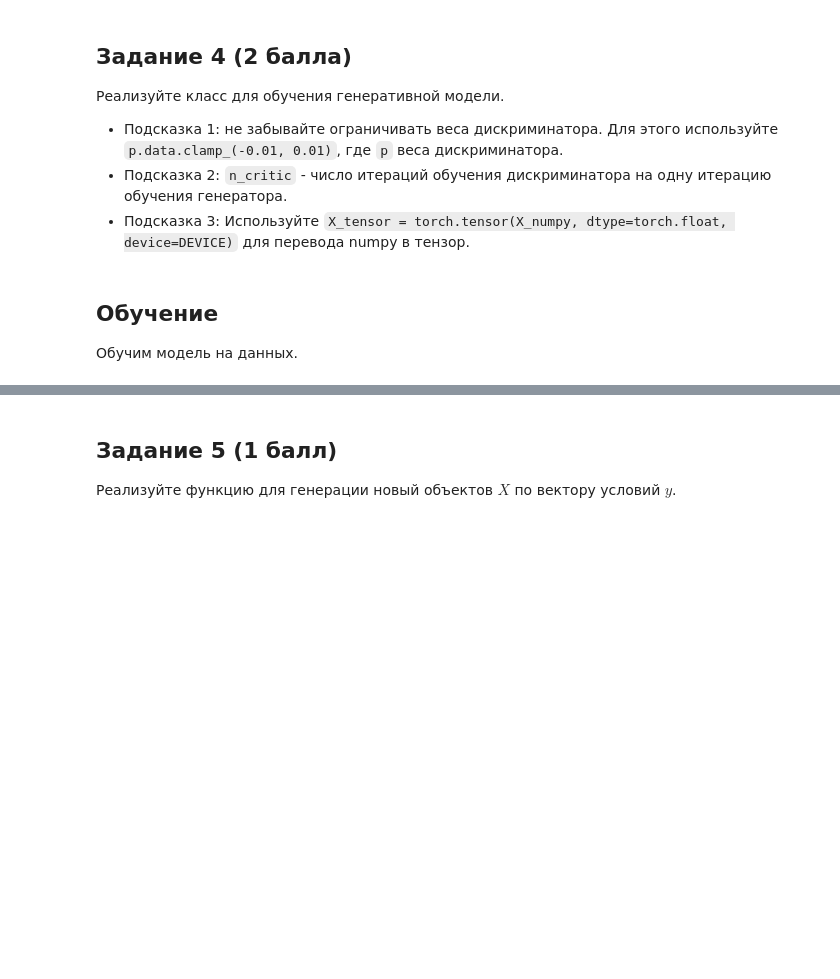
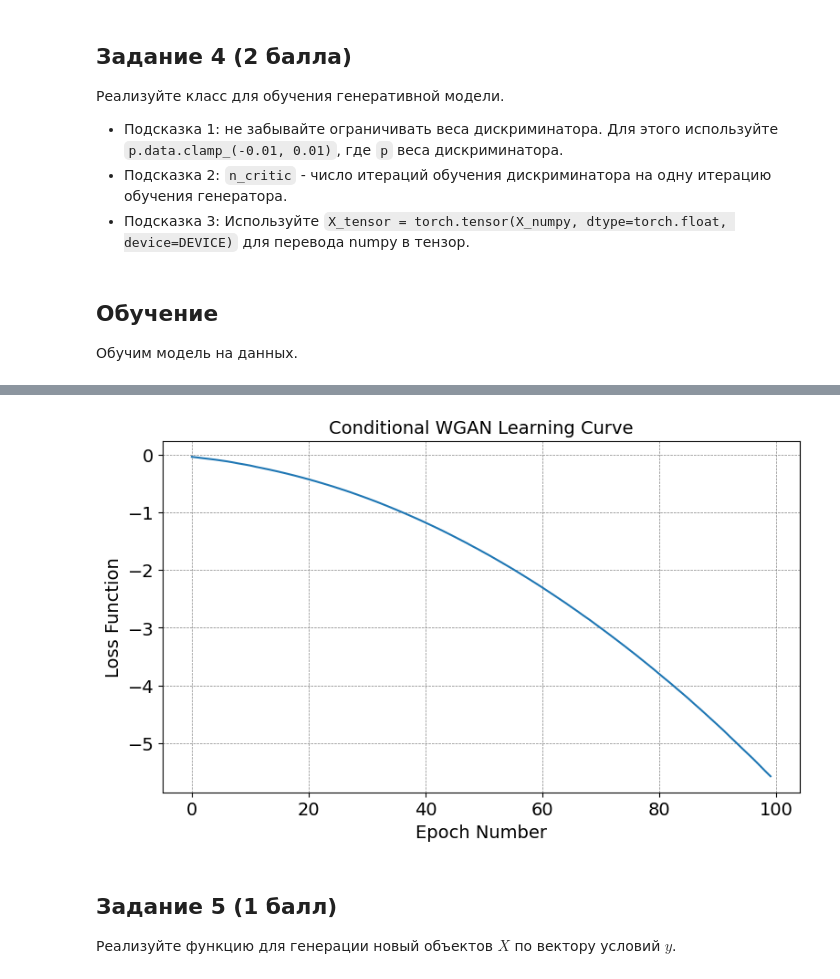
Before and after one commit to psaw/GM-HSE-AI-masters-course, a Jupyter notebook: homeworks/base/hw2/HW2.ipynb, the cells around one changed output, grey strips where cells are left out. Saved outputs shown, nothing was run; the diff lists cells and outputs as text; code cells hidden in the pictures; blank space fills up the shorter version.

```diff
--- a/homeworks/base/hw2/HW2.ipynb
+++ b/homeworks/base/hw2/HW2.ipynb
@@ -134,7 +157,10 @@ plot_hists(
 Используя функцию `sklearn.preprocessing.QuantileTransformer` трансформируйте входные данные `X`. Это преобразование делает так, чтобы распределение каждого параметра было нормальным. Описание функции доступно по ссылке http://scikit-learn.org/stable/modules/generated/sklearn.preprocessing.QuantileTransformer.html. Используйте значение параметра `output_distribution='normal'`.
 # %%
 ### YOUR CODE IS HERE ######
-X_qt = ...
+from sklearn.preprocessing import QuantileTransformer
+
+qt = QuantileTransformer(output_distribution='normal')
+X_qt = qt.fit_transform(X)
 ### THE END OF YOUR CODE ###
 # %%
 plot_hists(
@@ -286,12 +332,44 @@ class Fitter(object):
 
                 ### YOUR CODE IS HERE ######
 
-                ...
+                # Train discriminator n_critic times
+                for _ in range(self.n_critic):
+                    # Generate noise
+                    Z_noise = torch.normal(0, 1, (real_batch.size(0), self.latent_dim)).to(DEVICE)
+
+                    # Generate fake data
+                    X_fake = self.generator(Z_noise, cond_batch)
+
+                    # Discriminator loss
+                    loss_disc = torch.mean(self.discriminator(real_batch, cond_batch)) - torch.mean(
+                        self.discriminator(X_fake, cond_batch)
+                    )
+
+                    # Update discriminator
+                    self.opt_disc.zero_grad()
+                    loss_disc.backward()
+                    self.opt_disc.step()
+
+                    # Clip discriminator weights
+                    for p in self.discriminator.parameters():
+                        p.data.clamp_(-0.01, 0.01)
+
+                # Train generator once
+                Z_noise = torch.normal(0, 1, (real_batch.size(0), self.latent_dim)).to(DEVICE)
+                X_fake = self.generator(Z_noise, cond_batch)
+
+                # Generator loss
+                loss_gen = -torch.mean(self.discriminator(X_fake, cond_batch))
+
+                # Update generator
+                self.opt_gen.zero_grad()
+                loss_gen.backward()
+                self.opt_gen.step()
 
                 ### THE END OF YOUR CODE ###
 
             # caiculate and store loss after an epoch
-            Z_noise = torch.normal(0, 1, (len(X_real), self.latent_dim))
+            Z_noise = torch.normal(0, 1, (len(X_real), self.latent_dim)).to(DEVICE)
             X_fake = self.generator(Z_noise, y_cond)
             loss_epoch = torch.mean(self.discriminator(X_real, y_cond)) - torch.mean(
                 self.discriminator(X_fake, y_cond)
@@ -323,14 +419,17 @@ fitter.fit(X_train, y_train)
 # %%
 # WGAN learning curve
 plt.figure(figsize=(9, 5))
 plt.plot(fitter.loss_history)
 plt.xlabel("Epoch Number", size=14)
 plt.ylabel("Loss Function", size=14)
 plt.xticks(size=14)
 plt.yticks(size=14)
 plt.title("Conditional WGAN Learning Curve", size=14)
-plt.grid(b=1, linestyle="--", linewidth=0.5, color="0.5")
+# plt.grid(b=1, linestyle="--", linewidth=0.5, color="0.5")
+plt.grid(visible=True, linestyle="--", linewidth=0.5, color="0.5")
 plt.show()
+# %% [output]
+[figure, added]
 # %% [markdown]
 ## Задание 5 (1 балл)
 
```
Also changed, not shown: parts of 15 cells of this notebook.
